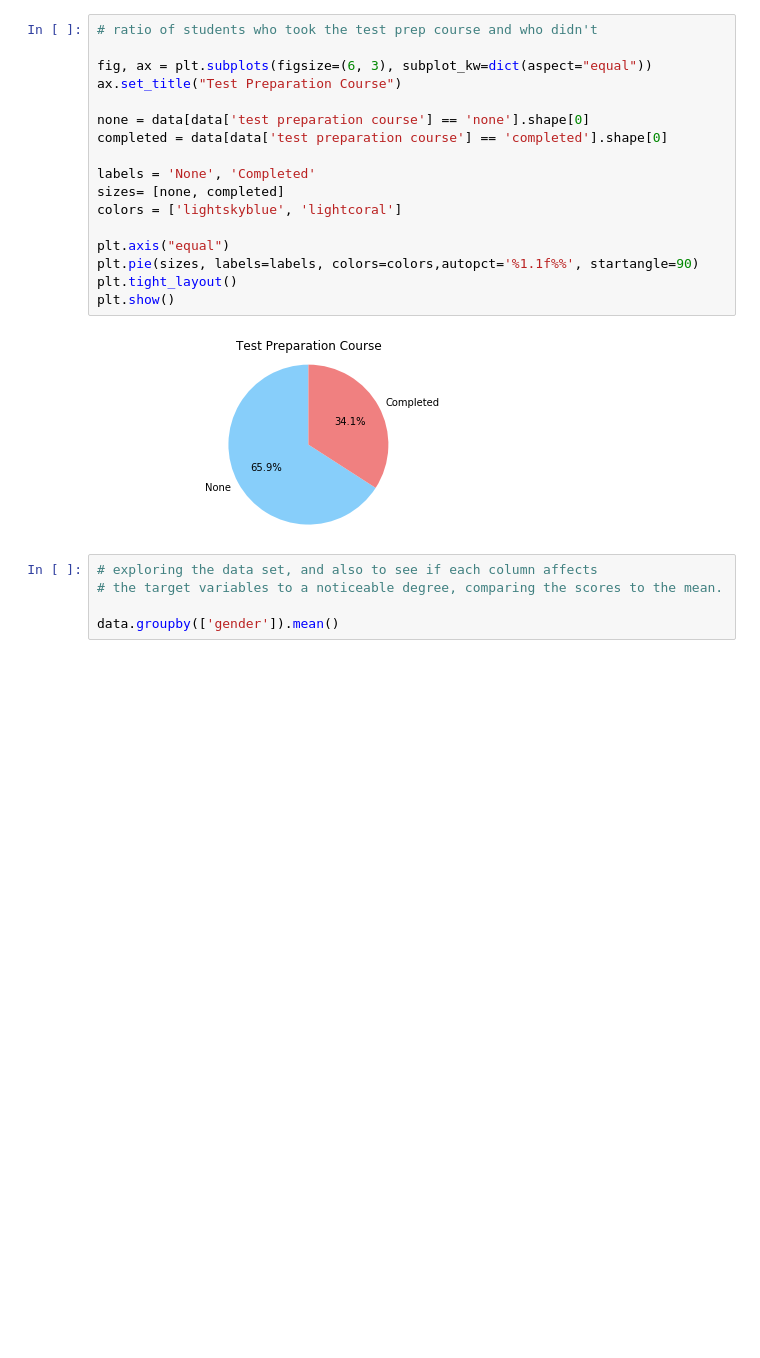
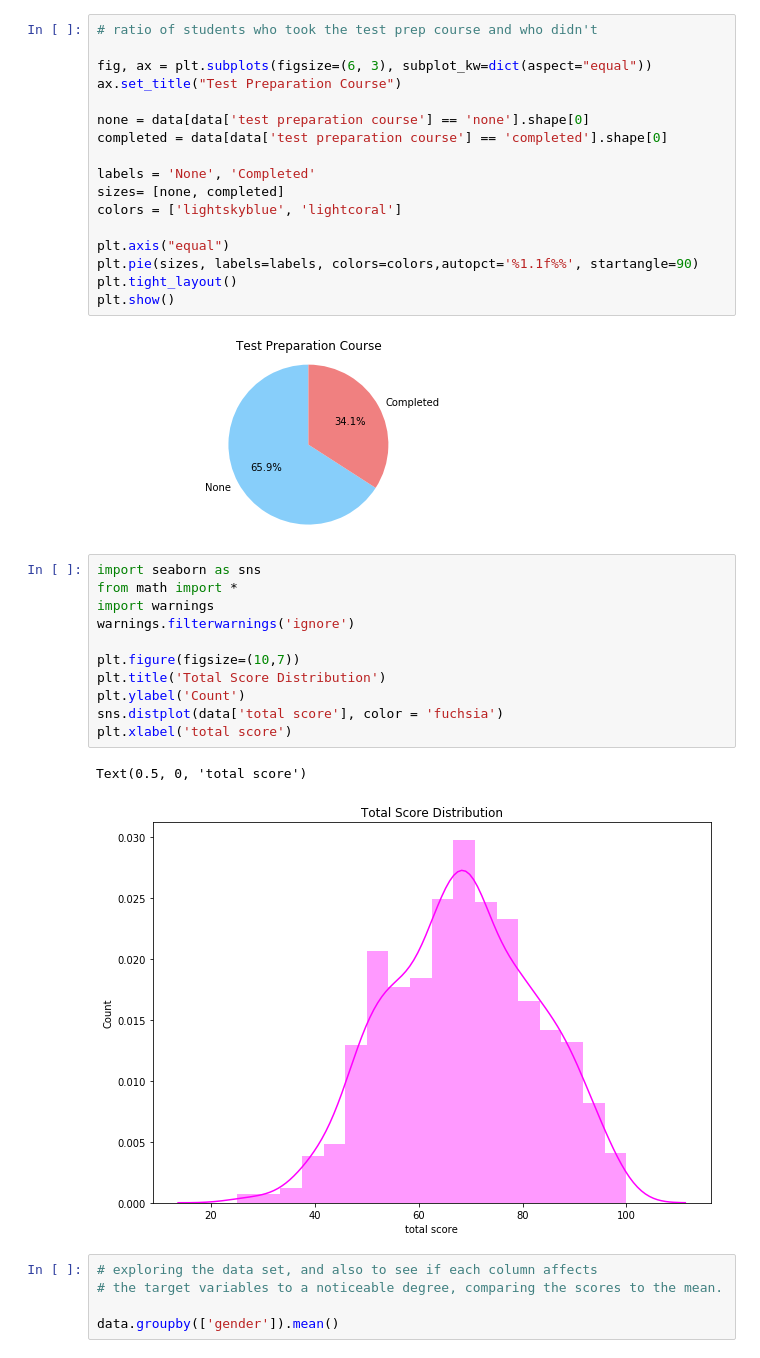
Before and after one commit to kyle1903/cuni_sw_project, a Jupyter notebook: pandas.ipynb, the cells around one changed output. Cells and saved outputs as stored; diff of their text form; blank space fills up the shorter version.

```diff
--- a/pandas.ipynb
+++ b/pandas.ipynb
@@ -179,6 +179,20 @@ plt.tight_layout()
 plt.show()
 # %% [output]
 [figure]
+# %%
+import seaborn as sns
+from math import *
+import warnings
+warnings.filterwarnings('ignore')
+
+plt.figure(figsize=(10,7))
+plt.title('Total Score Distribution')
+plt.ylabel('Count')
+sns.distplot(data['total score'], color = 'fuchsia')
+plt.xlabel('total score')
+# %% [output]
+Text(0.5, 0, 'total score')
+[figure, added]
 # %%
 # exploring the data set, and also to see if each column affects
 # the target variables to a noticeable degree, comparing the scores to the mean.
```
Also changed, not shown: parts of 21 cells of this notebook.
